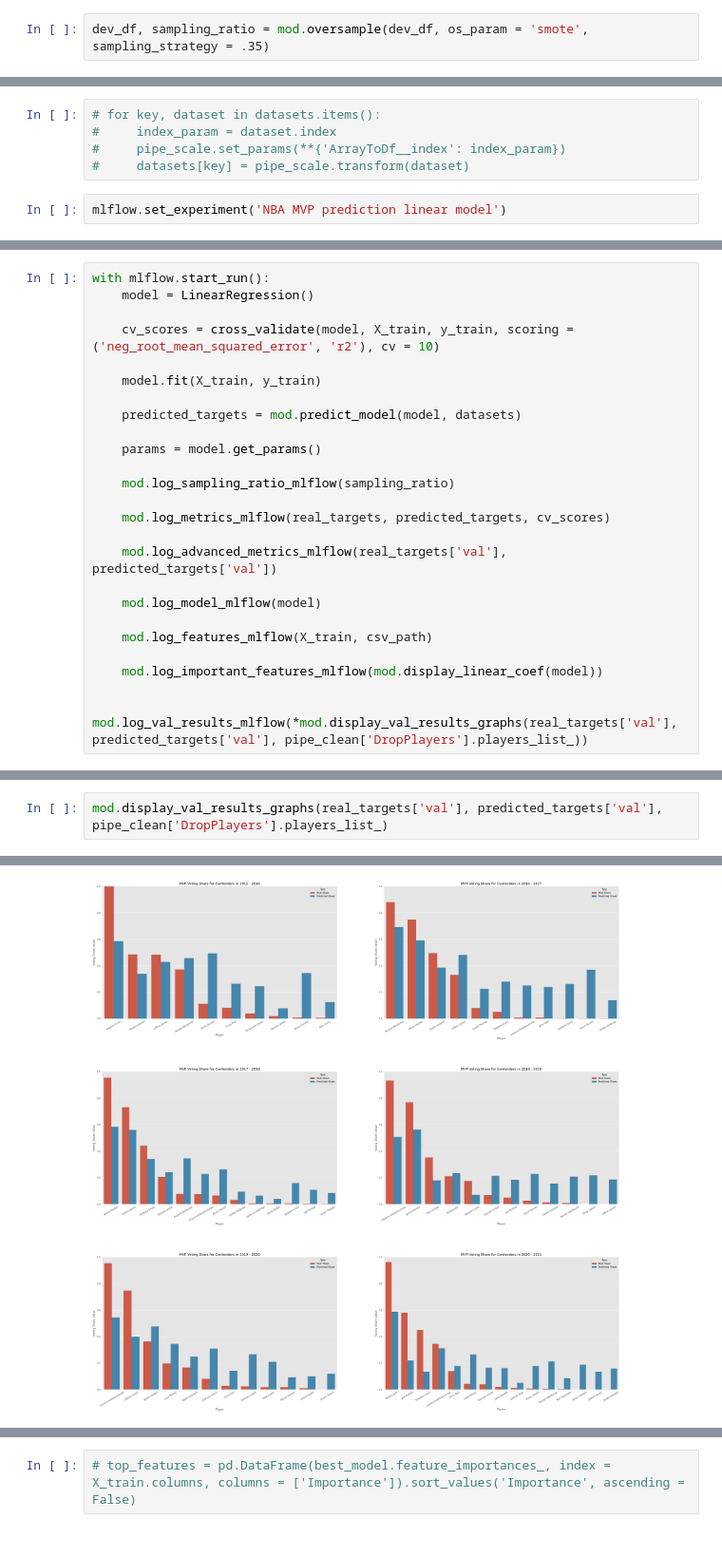
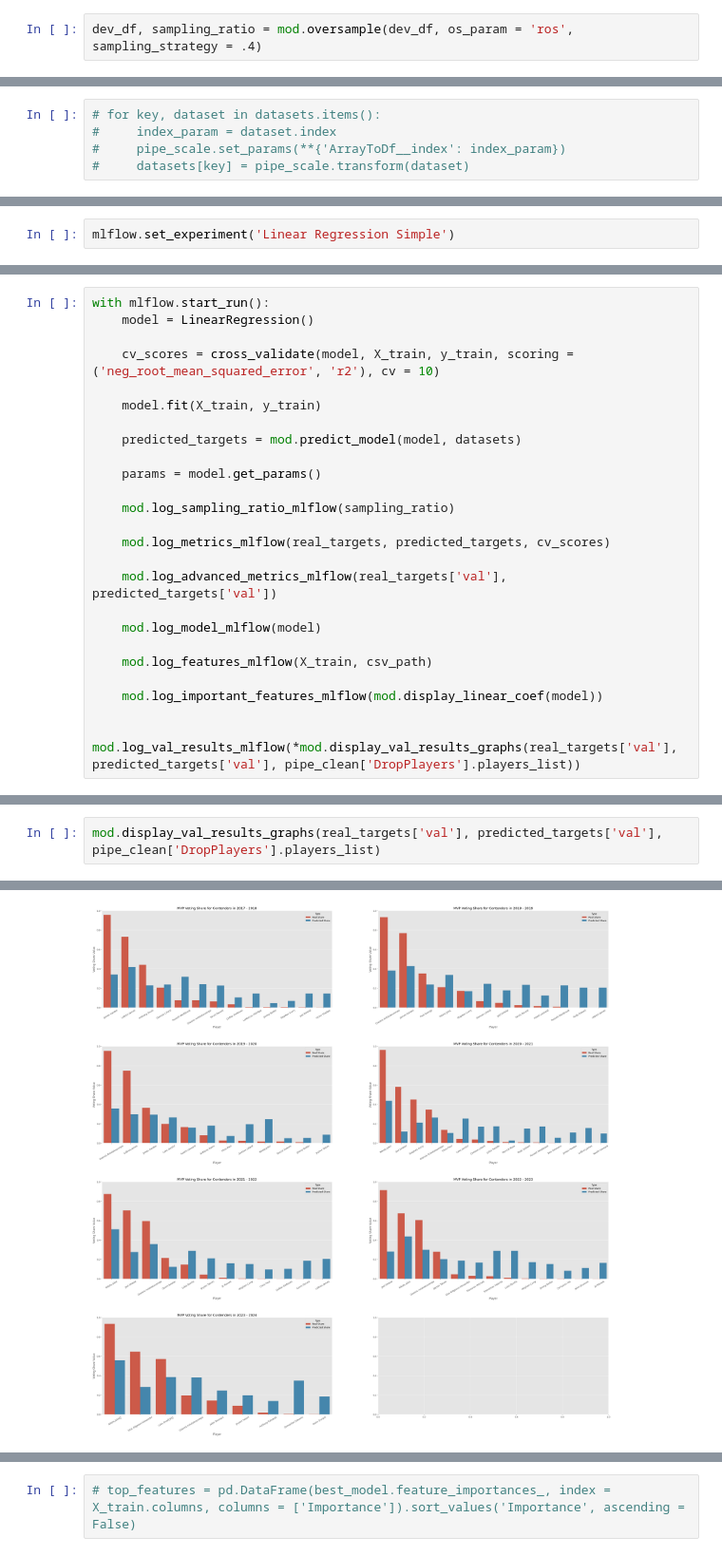
Before and after one commit to Rodrixx05/nba-mvp-prediction-modelling, a Jupyter notebook: modelling_lr.ipynb, the cells around one changed output, grey strips where cells are left out. Shown at 95% size. Cells and saved outputs as stored; diff of their text form.

Commit message:
v2.0.0. Switching to remote mlflow, revision of columns entering in the model

```diff
--- a/modelling_lr.ipynb
+++ b/modelling_lr.ipynb
@@ -67,5 +97,5 @@ dev_df = df[df.index.get_level_values(1) <= 2015]
 # %%
-dev_df, sampling_ratio = mod.oversample(dev_df, os_param = 'smote', sampling_strategy = .35)
+dev_df, sampling_ratio = mod.oversample(dev_df, os_param = 'ros', sampling_strategy = .4)
 # %%
 X_train = dev_df.drop('Share', axis=1)
 y_train = dev_df[['Share']]
@@ -106,5 +136,3 @@ pipe_scale = Pipeline(steps = [
 #     index_param = dataset.index
 #     pipe_scale.set_params(**{'ArrayToDf__index': index_param})
 #     datasets[key] = pipe_scale.transform(dataset)
-# %%
-mlflow.set_experiment('NBA MVP prediction linear model')
@@ -112,0 +139,2 @@ mlflow.set_experiment('NBA MVP prediction linear model')
+# %%
+mlflow.set_experiment('Linear Regression Simple')
@@ -134,5 +164,5 @@ with mlflow.start_run():
 
     mod.log_important_features_mlflow(mod.display_linear_coef(model))
 
-    mod.log_val_results_mlflow(*mod.display_val_results_graphs(real_targets['val'], predicted_targets['val'], pipe_clean['DropPlayers'].players_list_))
+    mod.log_val_results_mlflow(*mod.display_val_results_graphs(real_targets['val'], predicted_targets['val'], pipe_clean['DropPlayers'].players_list))
 # %% [output]
@@ -276,3 +323,3 @@ cont_df, no_cont_df = mod.get_val_results(real_targets['val'], predicted_targets
 # %%
-mod.display_val_results_graphs(real_targets['val'], predicted_targets['val'], pipe_clean['DropPlayers'].players_list_)
+mod.display_val_results_graphs(real_targets['val'], predicted_targets['val'], pipe_clean['DropPlayers'].players_list)
 # %% [output]
@@ -280 +327 @@ mod.display_val_results_graphs(real_targets['val'], predicted_targets['val'], pi
-[figure, old version]
+[figure, new version]
```
Also changed, not shown: parts of 25 cells of this notebook.
